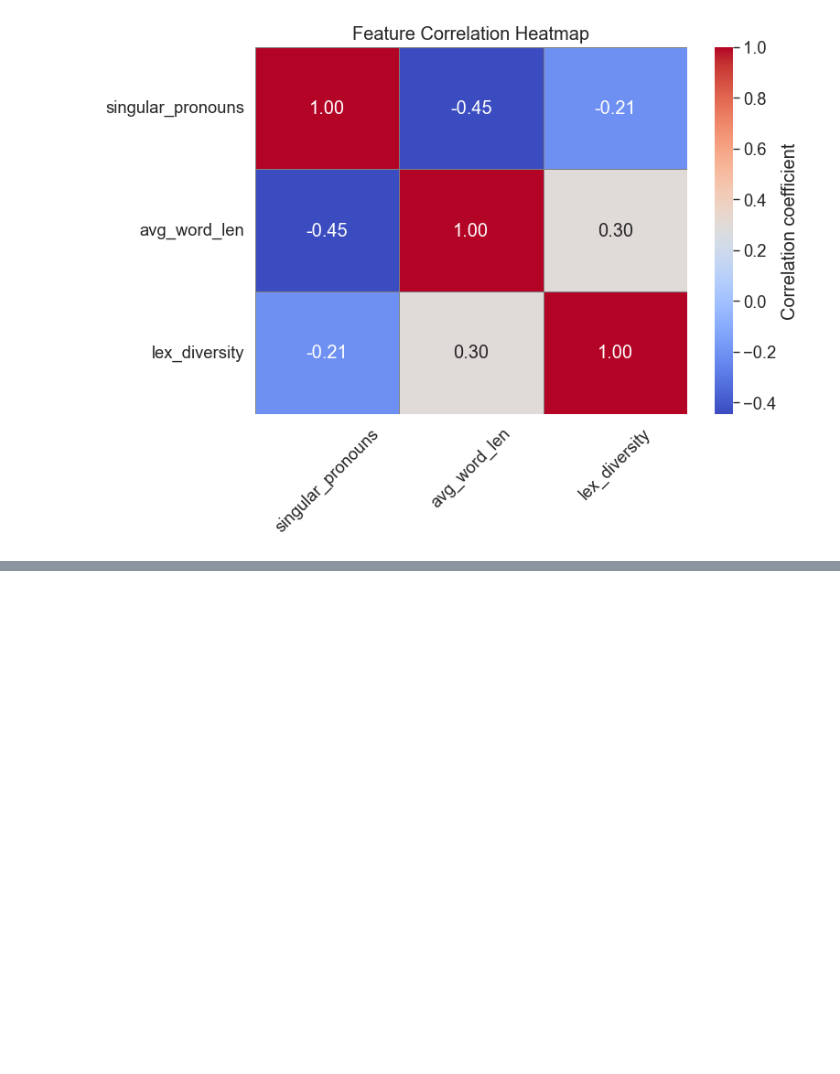
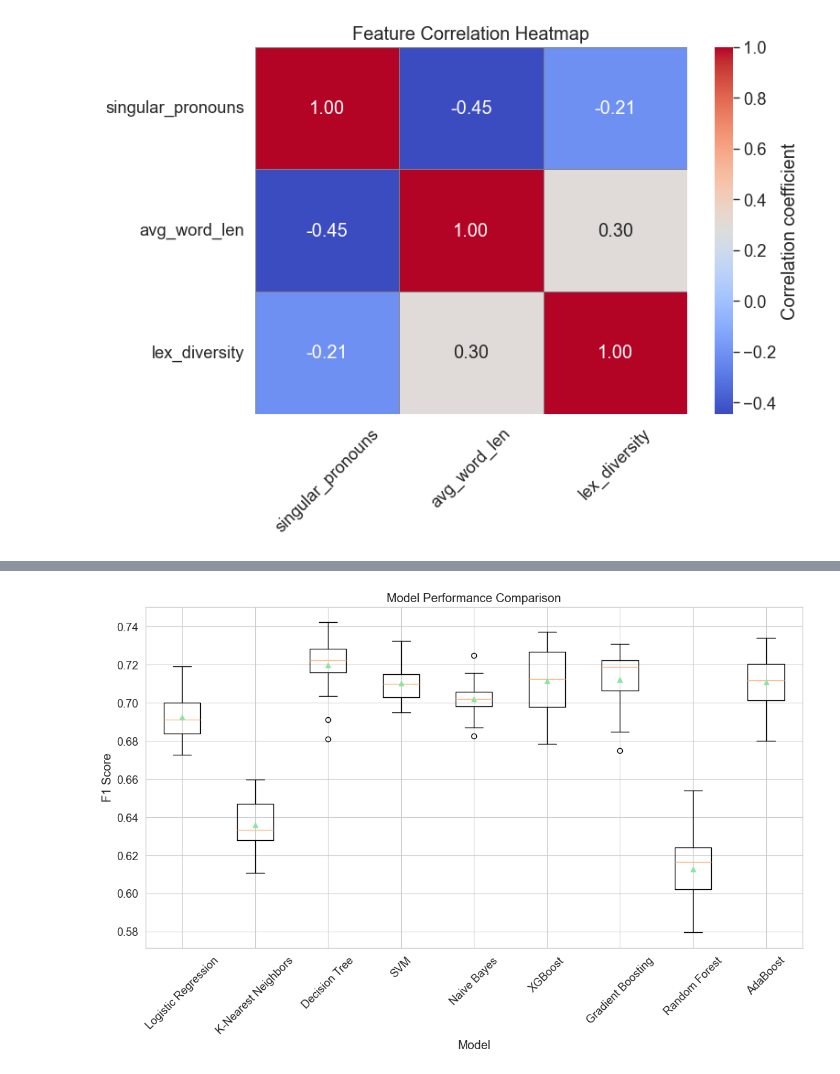
Before and after one commit to fjmoyao/depression_detection, a Jupyter notebook: src/Feature Exploration.ipynb, the cells around one changed output, grey strips where cells are left out. Saved outputs shown, nothing was run; the diff lists cells and outputs as text; code cells hidden in the pictures; blank space fills up the shorter version.

Commit message:
entrenamiento y evaluacion de modelos agregado

```diff
--- a/src/Feature Exploration.ipynb
+++ b/src/Feature Exploration.ipynb
@@ -59,10 +75,3 @@ plt.tight_layout()  # Adjust layout to make room for the rotated x-axis labels
 plt.show()
 # %% [output]
 [figure]
-# %%
-# Fit a model
-model = RandomForestClassifier().fit(X.values, y)
-
-# Create the SHAP explainer and calculate SHAP values
-explainer = shap.TreeExplainer(model)
-shap_values = explainer.shap_values(X.values)
@@ -79,0 +116,9 @@ TypeError: only integer scalar arrays can be converted to a scalar index
+# %%
+# Get and evaluate models
+models = get_models()
+results, names = [], []
+for name, model in models.items():
+    scores = evaluate_model(model, X, y)
+    results.append(scores)
+    names.append(name)
+    print(f'>{name}: Mean F1 score = {scores.mean():.2f} with Std = {scores.std():.2f}')
@@ -79,0 +135,13 @@ TypeError: only integer scalar arrays can be converted to a scalar index
+# %%
+# Plotting model performance for comparison using boxplot
+plt.figure(figsize=(12, 8))
+plt.boxplot(results, labels=names, showmeans=True)
+plt.title('Model Performance Comparison')
+plt.xlabel('Model')
+plt.ylabel('F1 Score')
+plt.xticks(rotation=45)
+plt.grid(True)
+plt.tight_layout()
+plt.show()
+# %% [output]
+[figure, added]
```
Also changed, not shown: parts of 15 cells of this notebook.
